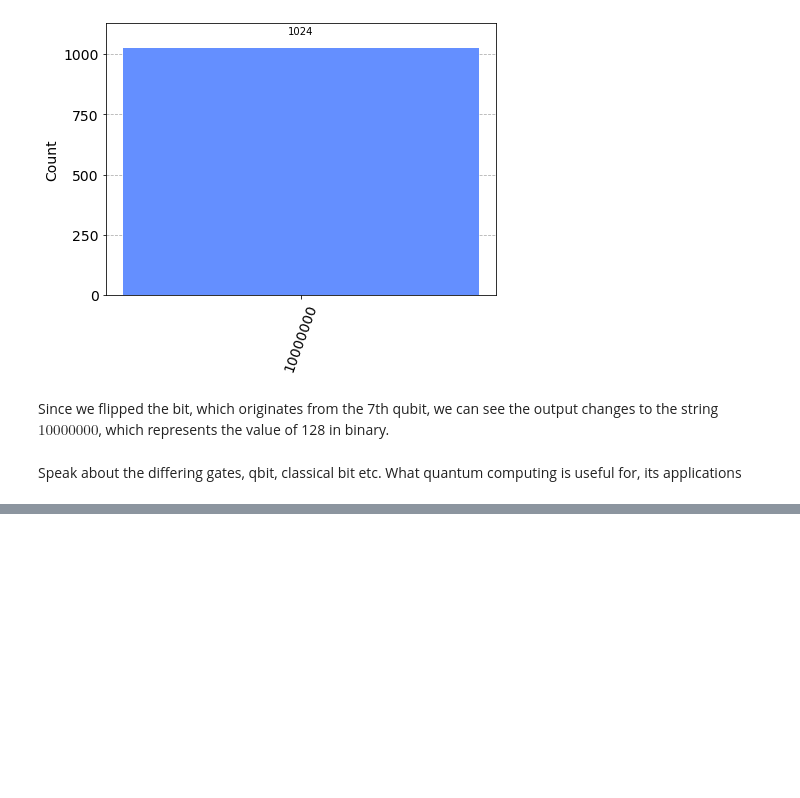
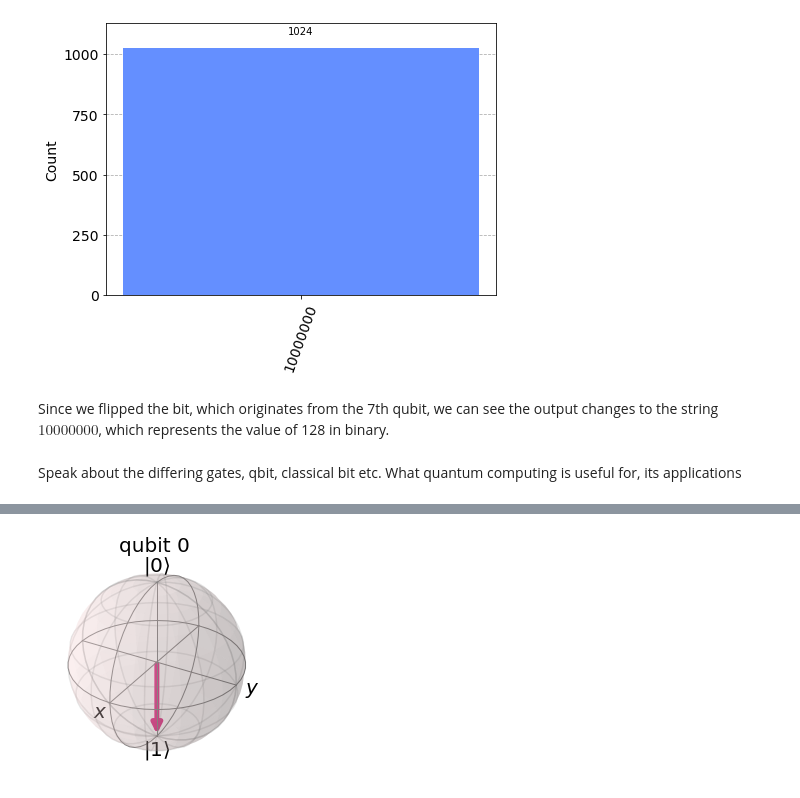
Before and after one commit to shanemcdonagh/emergingtechnologies, a Jupyter notebook: content/notebooks/04-quantum-computing.ipynb, the cells around one changed output, grey strips where cells are left out. Drawn from its saved outputs; the diff is of its cells as text; code cells hidden in the pictures; blank space fills up the shorter version.

```diff
--- a/content/notebooks/04-quantum-computing.ipynb
+++ b/content/notebooks/04-quantum-computing.ipynb
@@ -106,0 +120,12 @@ Let's take a further look at single Qubit gates and what they do within a circui
+# %%
+# X-gate on a |0> qubit
+qc = QuantumCircuit(1)
+qc.x(0)
+qc.draw()
+
+qc.save_statevector()
+qobj = assemble(qc)
+state = sim.run(qobj).result().get_statevector()
+plot_bloch_multivector(state)
+# %% [output]
+[figure, added]
```
Also changed, not shown: parts of 9 cells of this notebook, 1 other file.
